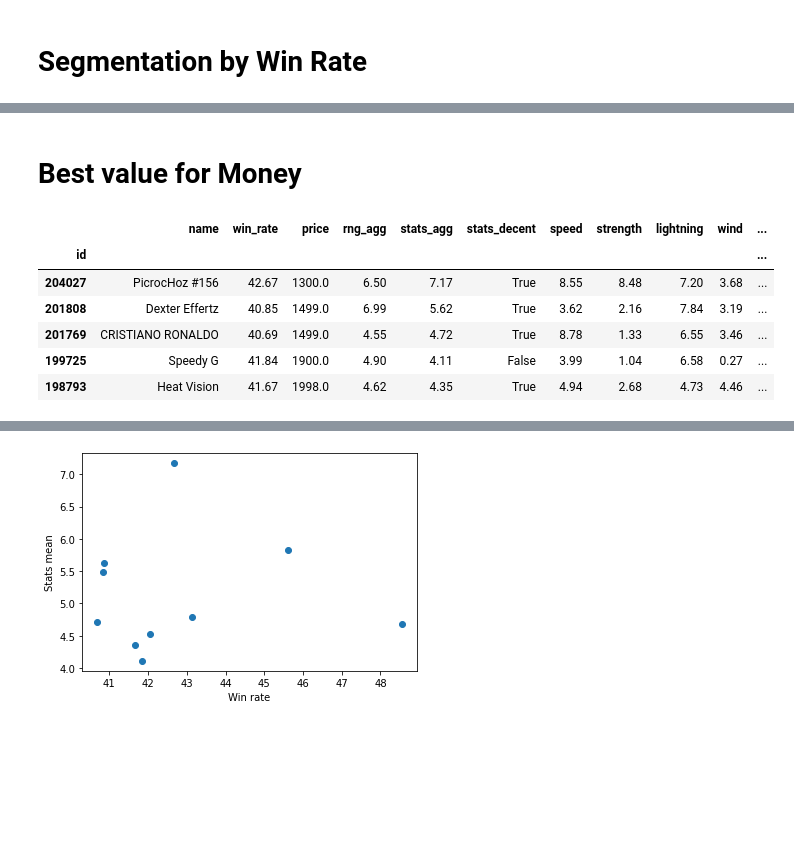
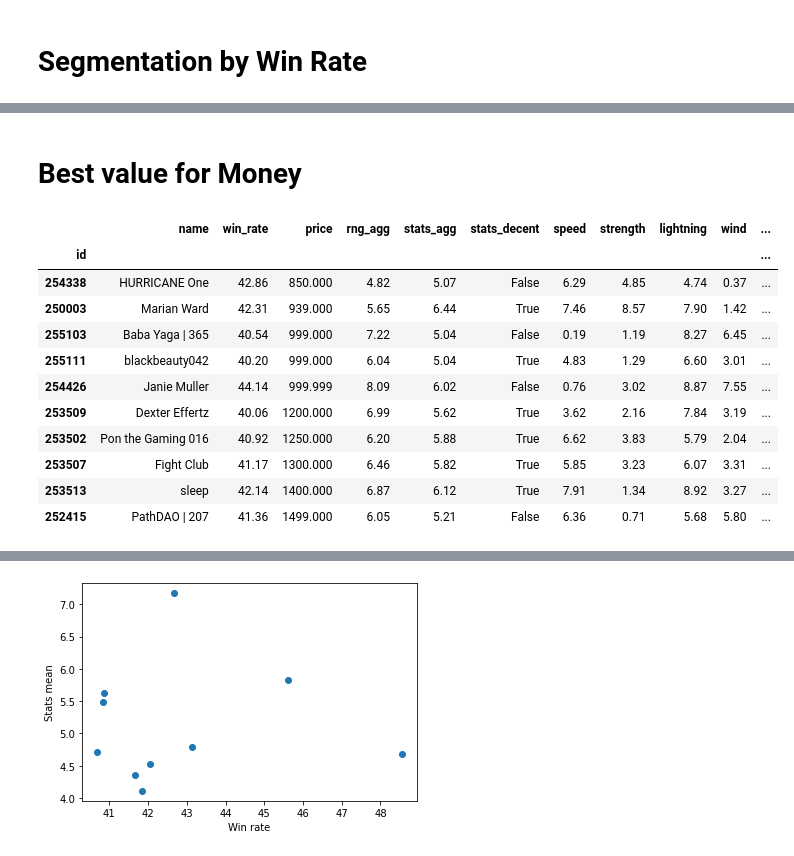
Before and after one commit to enricoaquilina/Pegaxy_research, a Jupyter notebook: Pegaxy Analysis.ipynb, the cells around one changed output, grey strips where cells are left out. Saved outputs shown, nothing was run; the diff lists cells and outputs as text; code cells hidden in the pictures; blank space fills up the shorter version.

```diff
--- a/Pegaxy Analysis.ipynb
+++ b/Pegaxy Analysis.ipynb
@@ -290,25 +296,30 @@ Mean RNG Stats:       5.35
-# %% [markdown]
-# Best value for Money
+# %% [markdown]
+# Best value for Money
 # %%
 df['price'] = df['price'].astype(float)
 test = df[(df['price'] <= 3000) & (df['win_rate'] > 40)   ]
 test = test.sort_values(by=['price'], ascending=True) #[test['stats_decent'] == True]
-test.head()
+test[:10]
 # df = df.dropna();
 # df[df['win_rate'] == 0]
 # df.shape;
 
 # df = df[(df['price'] <= 1300) & (df['breedTime'] == 0)]
 # df = df.sort_values(by=['rng_mean'], ascending=False);
 # df.head()
 # %% [output]
 |  | name | win_rate | price | rng_agg | stats_agg | stats_decent | speed | strength | lightning | wind | ... |
 | id |  |  |  |  |  |  |  |  |  |  | ... |
-| 204027 | PicrocHoz #156 | 42.67 | 1300.0 | 6.50 | 7.17 | True | 8.55 | 8.48 | 7.20 | 3.68 | ... |
-| 201808 | Dexter Effertz | 40.85 | 1499.0 | 6.99 | 5.62 | True | 3.62 | 2.16 | 7.84 | 3.19 | ... |
-| 201769 | CRISTIANO RONALDO | 40.69 | 1499.0 | 4.55 | 4.72 | True | 8.78 | 1.33 | 6.55 | 3.46 | ... |
-| 199725 | Speedy G | 41.84 | 1900.0 | 4.90 | 4.11 | False | 3.99 | 1.04 | 6.58 | 0.27 | ... |
-| 198793 | Heat Vision | 41.67 | 1998.0 | 4.62 | 4.35 | True | 4.94 | 2.68 | 4.73 | 4.46 | ... |
+| 254338 | HURRICANE One | 42.86 | 850.000 | 4.82 | 5.07 | False | 6.29 | 4.85 | 4.74 | 0.37 | ... |
+| 250003 | Marian Ward | 42.31 | 939.000 | 5.65 | 6.44 | True | 7.46 | 8.57 | 7.90 | 1.42 | ... |
+| 255103 | Baba Yaga | 365 | 40.54 | 999.000 | 7.22 | 5.04 | False | 0.19 | 1.19 | 8.27 | 6.45 | ... |
+| 255111 | blackbeauty042 | 40.20 | 999.000 | 6.04 | 5.04 | True | 4.83 | 1.29 | 6.60 | 3.01 | ... |
+| 254426 | Janie Muller | 44.14 | 999.999 | 8.09 | 6.02 | False | 0.76 | 3.02 | 8.87 | 7.55 | ... |
+| 253509 | Dexter Effertz | 40.06 | 1200.000 | 6.99 | 5.62 | True | 3.62 | 2.16 | 7.84 | 3.19 | ... |
+| 253502 | Pon the Gaming 016 | 40.92 | 1250.000 | 6.20 | 5.88 | True | 6.62 | 3.83 | 5.79 | 2.04 | ... |
+| 253507 | Fight Club | 41.17 | 1300.000 | 6.46 | 5.82 | True | 5.85 | 3.23 | 6.07 | 3.31 | ... |
+| 253513 | sleep | 42.14 | 1400.000 | 6.87 | 6.12 | True | 7.91 | 1.34 | 8.92 | 3.27 | ... |
+| 252415 | PathDAO | 207 | 41.36 | 1499.000 | 6.05 | 5.21 | False | 6.36 | 0.71 | 5.68 | 5.80 | ... |
 # %%
 df['price'] = df['price'].astype(float)
 df["win_rate"] = df["win_rate"].astype(float)
```
Also changed, not shown: parts of 11 cells of this notebook.
